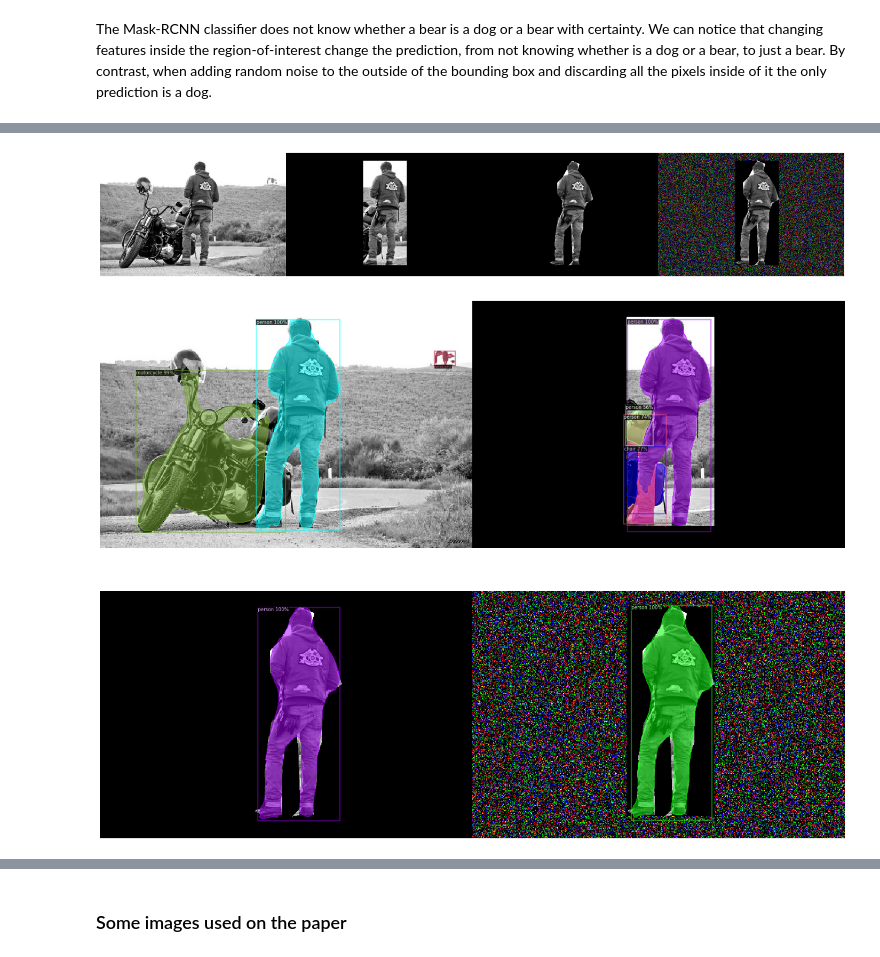
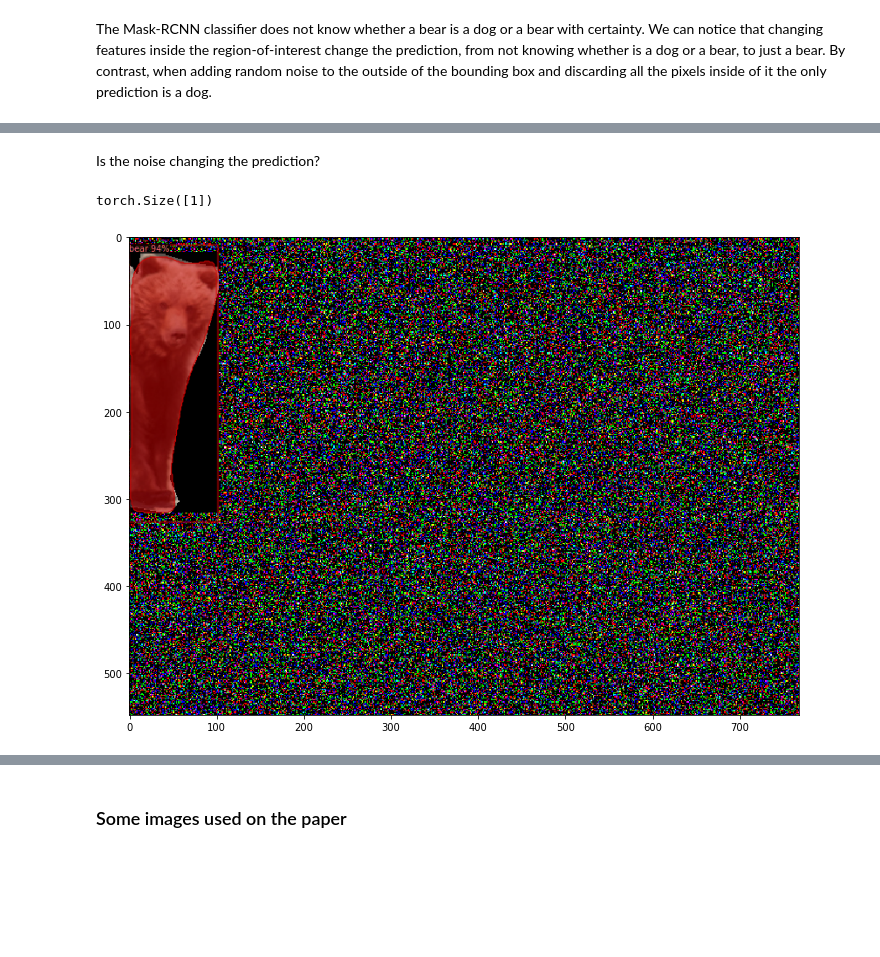
Before and after one commit to hichamelmuhandiz/MCV-M5-Team05, a Jupyter notebook: Week 3/task_d.ipynb, the cells around one changed output, grey strips where cells are left out. Cells and saved outputs as stored; diff of their text form; code cells hidden in the pictures; blank space fills up the shorter version.

```diff
--- a/Week 3/task_d.ipynb
+++ b/Week 3/task_d.ipynb
@@ -183,46 +186,17 @@ plt.show()
-# %%
-# im_filename = random.choice(os.listdir(database_path))
-im_filename = '000000020247.jpg'
-
-im_orig, im_outside_zeros = load_image_with_masks(coco_annotation, im_filename, database_path, 1, 'zeros', 'original')
-_, im_all_zeros = load_image_with_masks(coco_annotation, im_filename, database_path, 1, 'zeros', 'zeros')
-_, im_outside_zeros_inside_noise = load_image_with_masks(coco_annotation, im_filename, database_path, 1, 'noise', 'zeros')
-
-fig, ax = plt.subplots(1, 4)
-fig.set_size_inches(25, 20)
-
-ax[0].imshow(im_orig)
-ax[0].axis('off')
-ax[1].imshow(im_outside_zeros)
-ax[1].axis('off')
-ax[2].imshow(im_all_zeros)
-ax[2].axis('off')
-ax[3].imshow(im_outside_zeros_inside_noise)
-ax[3].axis('off')
-
-plt.subplots_adjust(wspace=0, hspace=0)
-plt.show()
-# %% [output]
-[figure, removed]
-# %%
-im_predicted_orig, predictions_orig = predict(predictor, im_orig)
-im_predicted_outside_zeros, predictions_outside_zeros = predict(predictor, im_outside_zeros)
-im_predicted_all_zeros, predictions_all_zeros = predict(predictor, im_all_zeros)
-im_predicted_outside_zeros_inside_noise, predictions_outside_zeros_inside_noise = predict(predictor, im_outside_zeros_inside_noise)
-
-fig, ax = plt.subplots(2, 2)
-fig.set_size_inches(25, 20)
-
-ax[0,0].imshow(im_predicted_orig)
-ax[0,0].axis('off')
-ax[0,1].imshow(im_predicted_outside_zeros)
-ax[0,1].axis('off')
-ax[1,0].imshow(im_predicted_all_zeros)
-ax[1,0].axis('off')
-ax[1,1].imshow(im_predicted_outside_zeros_inside_noise)
-ax[1,1].axis('off')
-
-plt.subplots_adjust(wspace=0, hspace=0)
-plt.show()
-# %% [output]
-[figure, removed]
+# %% [markdown]
+Is the noise changing the prediction?
+# %%
+_, im_outside_zeros_inside_noise = load_image_with_masks(coco_annotation, im_filename, database_path, 1, 'noise', 'zeros')
+im_predicted_outside_zeros_inside_noise, predictions_outside_zeros_inside_noise = predict(predictor, im_outside_zeros_inside_noise)
+while len(predictions_outside_zeros_inside_noise.numpy()) != 1:
+    _, im_outside_zeros_inside_noise = load_image_with_masks(coco_annotation, im_filename, database_path, 1, 'noise', 'zeros')
+    im_predicted_outside_zeros_inside_noise, predictions_outside_zeros_inside_noise = predict(predictor, im_outside_zeros_inside_noise)
+
+if len(predictions_outside_zeros_inside_noise.numpy()) != 2:
+    print(predictions_outside_zeros_inside_noise.size())
+
+    plt.figure(figsize=(12,12))
+    plt.imshow(im_predicted_outside_zeros_inside_noise)
+# %% [output]
+torch.Size([1])
+[figure, added]
```
Also changed, not shown: parts of 18 cells of this notebook.
